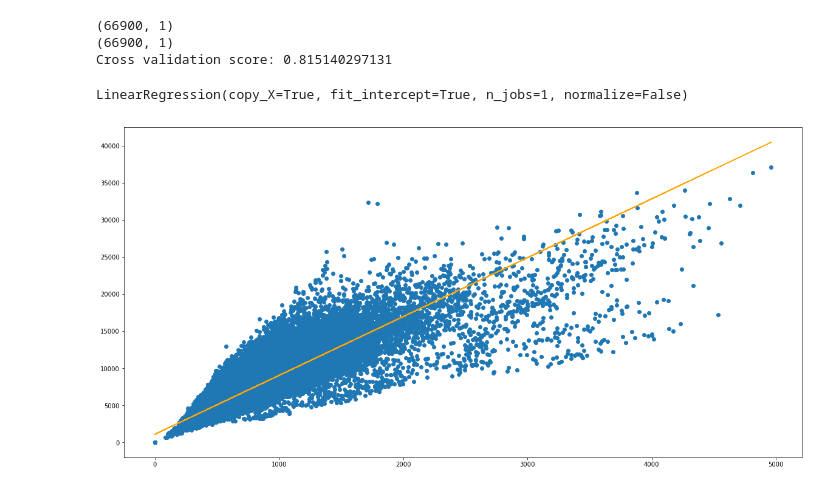
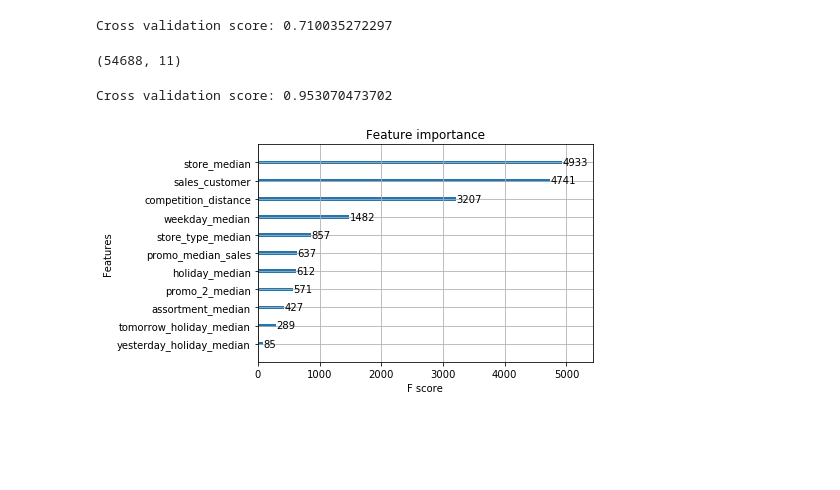
Before and after one commit to HooDeLin/CS3244-Homework-3, a Jupyter notebook: De Lin.ipynb, the cells around one changed output. Saved outputs shown, nothing was run; the diff lists cells and outputs as text; code cells hidden in the pictures; blank space fills up the shorter version.

```diff
--- a/De Lin.ipynb
+++ b/De Lin.ipynb
@@ -10,3 +12,5 @@ from sklearn.model_selection import train_test_split
+# %%
+feature_list = pd.DataFrame()
 # %%
 trainData = pd.read_csv('train_v2.csv', parse_dates=['Date'], dtype={'StateHoliday': 'str'})
 testData = pd.read_csv('test_v2.csv',  parse_dates=['Date'], dtype={'StateHoliday': 'str'})
@@ -38,22 +38,13 @@ This shows that there seems to be a linear relationship between sales and custom
 # %%
-X = sales_customer.Customers.values.reshape(-1,1)
-y = sales_customer.Sales.values.reshape(-1,1)
-print(X.shape)
-print(y.shape)
+# Feature 1: Sales-customer relationship of a store
+X = trainData.Customers.values.reshape(-1,1)
+y = trainData.Sales.values.reshape(-1,1)
 X_train, X_val, y_train, y_val = train_test_split(X, y, test_size=0.2, random_state=0)
-lr = LinearRegression()
-clf = lr.fit(X_train, y_train)
+sales_customer_lr = LinearRegression()
+clf = sales_customer_lr.fit(X_train, y_train)
 print("Cross validation score: " + str(clf.score(X_val, y_val)))
-lr.fit(X,y)
+sales_customer_lr.fit(X,y)
+df = pd.DataFrame(sales_customer_lr.predict(X))
+feature_list["sales_customer"] = df[0]
 # %% [output]
-(66900, 1)
-(66900, 1)
-Cross validation score: 0.815140297131
+Cross validation score: 0.710035272297
-LinearRegression(copy_X=True, fit_intercept=True, n_jobs=1, normalize=False)
-# %%
-pl.figure(figsize=(20,10))
-pl.scatter(X, y)
-pl.plot(X, lr.predict(X), c="orange")
-pl.show()
-# %% [output]
-[figure, removed]
@@ -61,0 +158,32 @@ testData
+# %%
+# Feature 10: Promo 2 NEED TO BE MORE PERSONAL
+month_num_name_dict = {
+    "1": "Jan",
+    "2": "Feb",
+    "3": "Mar",
+    "4": "Apr",
+    "5": "May",
+    "6": "Jun",
+    "7": "Jul",
+    "8": "Aug",
+    "9": "Sept",
+    "10": "Oct",
+    "11": "Nov",
+    "12": "Dec"
+}
+def isHavingPromo2(row):
+    if not isinstance(row['PromoInterval'], str):
+        return 0
+    elif month_num_name_dict[str(row['Date'].to_pydatetime().month)] in row['PromoInterval']:
+        return 1
+    else:
+        return 0
+_trainData = pd.DataFrame()
+_trainData['having_promo_2'] = trainData.apply(lambda row: isHavingPromo2(row), axis=1)
+_trainData["Sales"] = trainData["Sales"]
+havingPromo2Median = _trainData.groupby("having_promo_2").Sales.median()
+def promo2Median(row):
+    return havingPromo2Median.iloc[row["having_promo_2"]]
+_trainData['promo_2_median'] = _trainData.apply(lambda row: promo2Median(row), axis=1)
+_trainData.index = range(len(_trainData))
+feature_list["promo_2_median"] = _trainData["promo_2_median"]
@@ -61,0 +193,17 @@ testData
+# %%
+feature_list.shape
+# %% [output]
+(54688, 11)
+# %%
+X = feature_list
+X_train, X_val, y_train, y_val = train_test_split(X, y, test_size=0.2, random_state=0)
+# test = LinearRegression()
+# clf = test.fit(X_train, y_train)
+# print("Cross validation score: " + str(clf.score(X_val, y_val)))
+xgb = XGBRegressor(learning_rate=0.3, subsample=0.75, colsample_bytree=0.75, max_depth=8, gamma=1)
+clf = xgb.fit(X_train, y_train, eval_metric="rmse")
+print("Cross validation score: " + str(clf.score(X_val, y_val)))
+xgboost.plot_importance(xgb).figure
+# %% [output]
+Cross validation score: 0.953070473702
+[figure, added]
```
Also changed, not shown: parts of 24 cells of this notebook.
